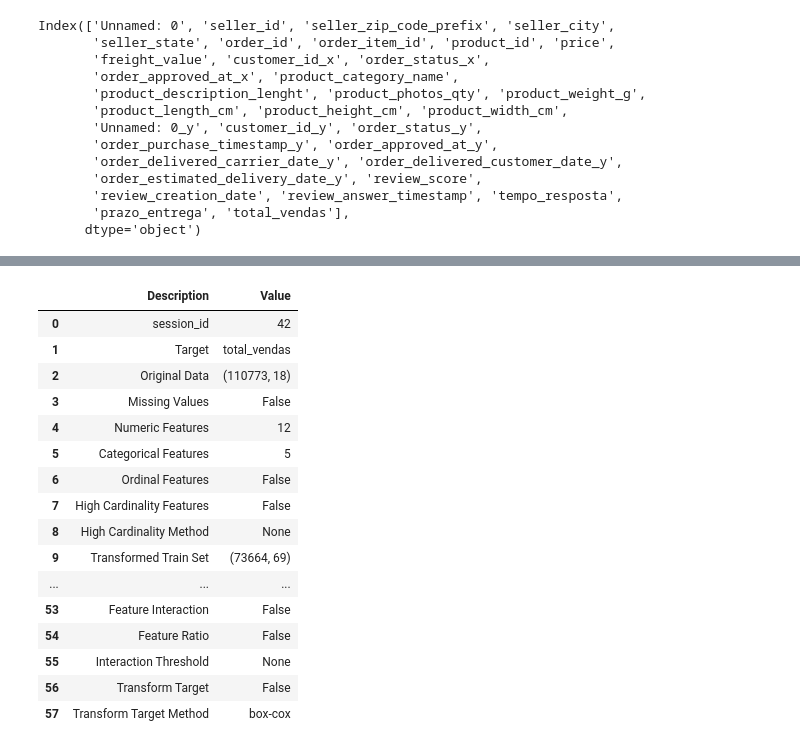
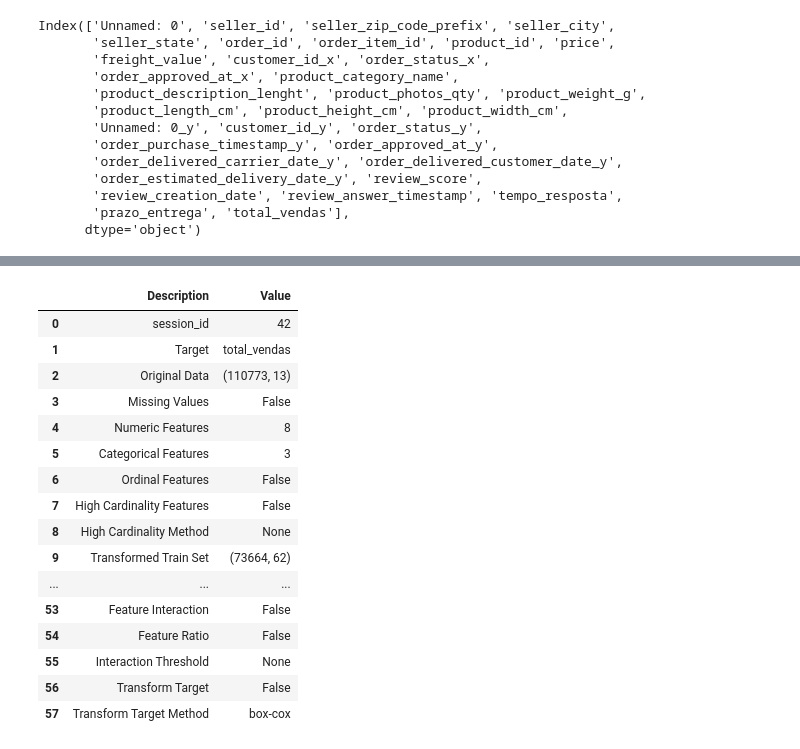
Before and after one commit to claudiagarcia0204/Projeto-Final---Olist, a Jupyter notebook: pycaret.ipynb, the cells around one changed output, grey strips where cells are left out. Cells and saved outputs as stored; diff of their text form; code cells hidden in the pictures.

```diff
--- a/pycaret.ipynb
+++ b/pycaret.ipynb
@@ -81,0 +63,2 @@ Length: 110773, dtype: int64
+# %%
+final3=final2.drop(columns=['product_length_cm', 'product_height_cm', 'product_width_cm', 'product_weight_g', 'order_status_x'])
@@ -82,17 +96,17 @@ Length: 110773, dtype: int64
 # %%
-regression2 = setup(data = final2, remove_outliers=True, unknown_categorical_method='most_frequent', target = 'total_vendas', session_id=42, imputation_type='iterative', normalize=True, n_jobs=-3)
+regression2 = setup(data = final3, remove_outliers=True, unknown_categorical_method='most_frequent', target = 'total_vendas', session_id=42, imputation_type='iterative', normalize=True, n_jobs=-3, numeric_features=['review_score', 'prazo_entrega', 'tempo_resposta', 'product_photos_qty', 'product_description_lenght', 'freight_value', 'price', 'order_item_id'], ignore_features=['seller'])
 # %% [output]
 |  | Description | Value |
 | 0 | session_id | 42 |
 | 1 | Target | total_vendas |
-| 2 | Original Data | (110773, 18) |
+| 2 | Original Data | (110773, 13) |
 | 3 | Missing Values | False |
-| 4 | Numeric Features | 12 |
-| 5 | Categorical Features | 5 |
+| 4 | Numeric Features | 8 |
+| 5 | Categorical Features | 3 |
 | 6 | Ordinal Features | False |
 | 7 | High Cardinality Features | False |
 | 8 | High Cardinality Method | None |
-| 9 | Transformed Train Set | (73664, 69) |
+| 9 | Transformed Train Set | (73664, 62) |
 | ... | ... | ... |
 | 53 | Feature Interaction | False |
 | 54 | Feature Ratio | False |
```
Also changed, not shown: parts of 9 cells of this notebook, 19 other files.
